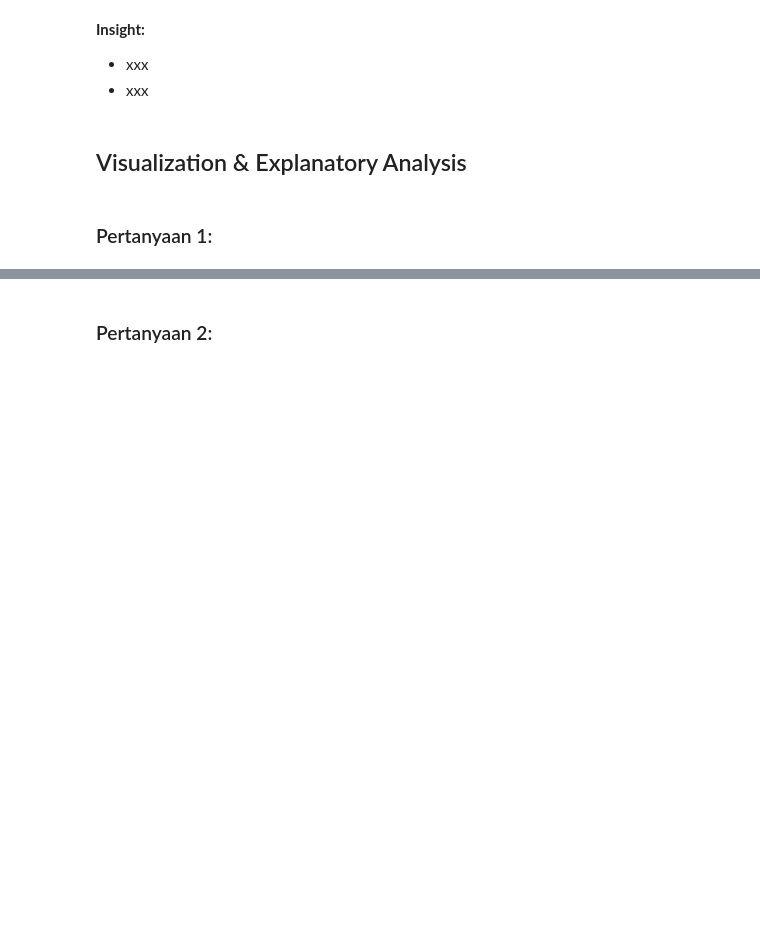
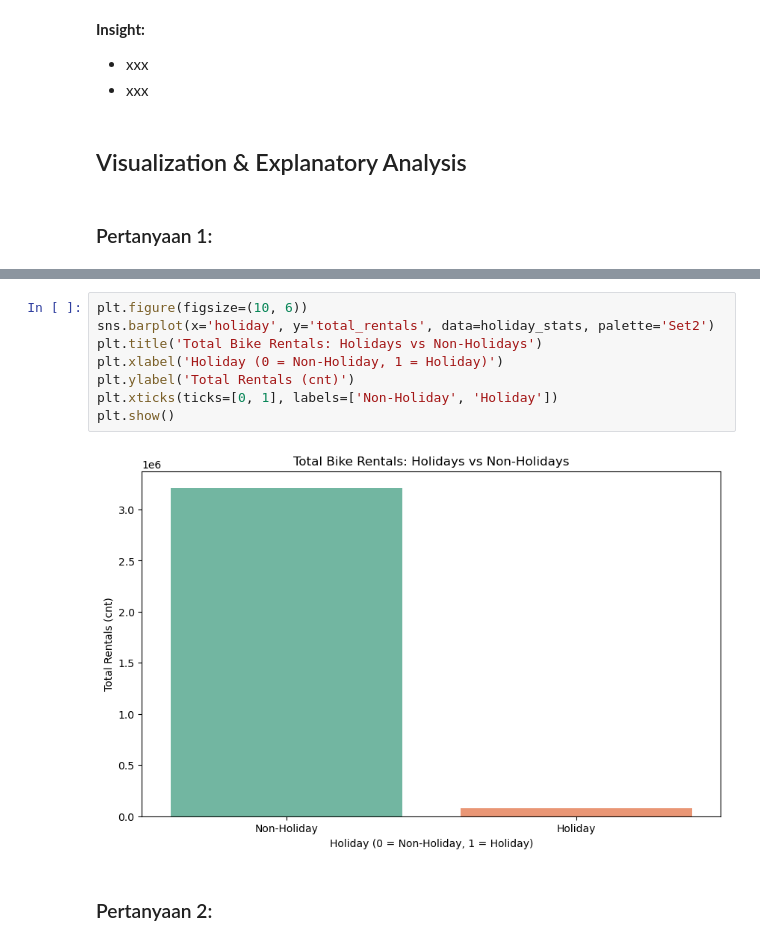
Before and after one commit to yudistiraadiyoga/submission, a Jupyter notebook: notebook.ipynb, the cells around one changed output, grey strips where cells are left out. Cells and saved outputs as stored; diff of their text form; blank space fills up the shorter version.

```diff
--- a/notebook.ipynb
+++ b/notebook.ipynb
@@ -55,2 +278,12 @@ FileNotFoundError: [Errno 2] No such file or directory: 'PRSA_Data_Dongsi_201303
+# %%
+plt.figure(figsize=(10, 6))
+sns.barplot(x='holiday', y='total_rentals', data=holiday_stats, palette='Set2')
+plt.title('Total Bike Rentals: Holidays vs Non-Holidays')
+plt.xlabel('Holiday (0 = Non-Holiday, 1 = Holiday)')
+plt.ylabel('Total Rentals (cnt)')
+plt.xticks(ticks=[0, 1], labels=['Non-Holiday', 'Holiday'])
+plt.show()
+# %% [output]
+[figure, added]
 # %% [markdown]
 ### Pertanyaan 2:
```
Also changed, not shown: parts of 21 cells of this notebook.
